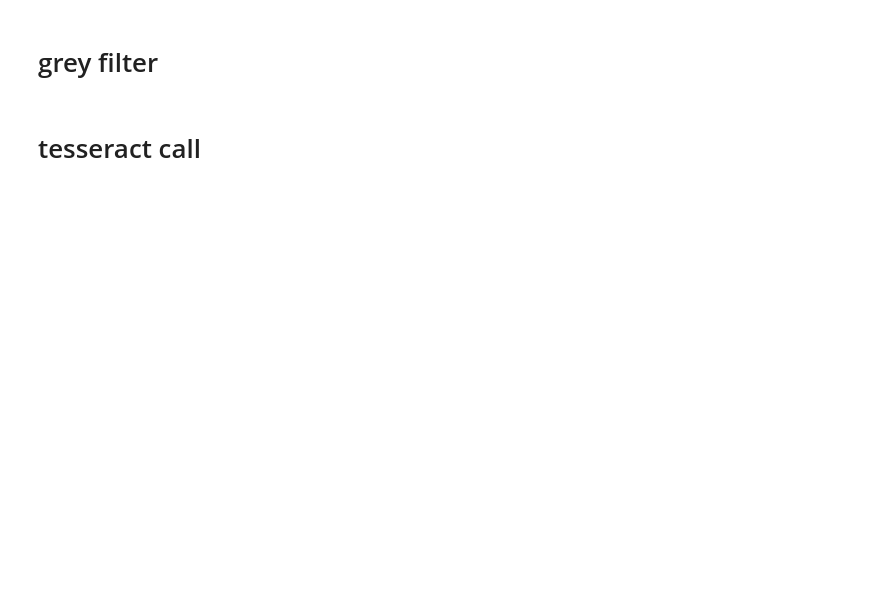
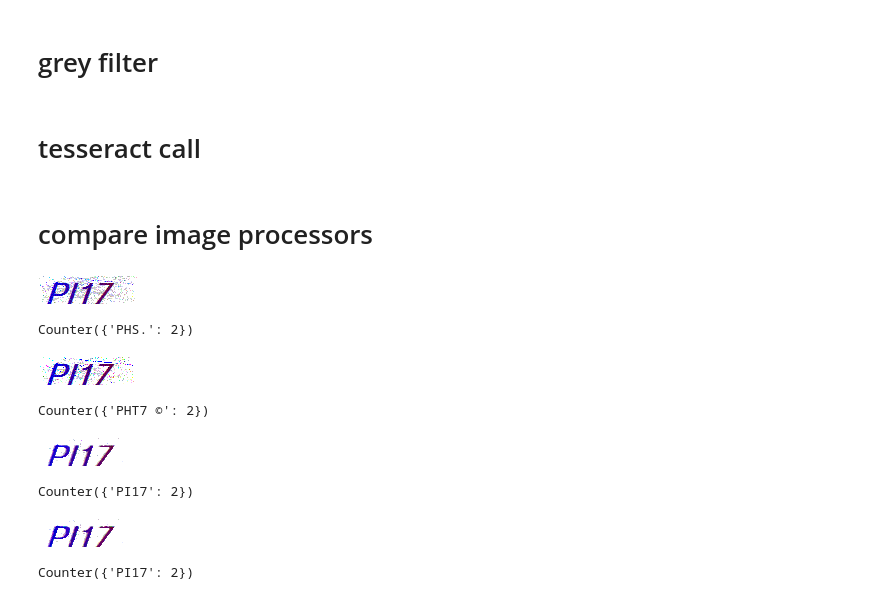
Before and after one commit to fmspatrickrosendahl/my-first-binder, a Jupyter notebook: IALTYO_reload/solve_reload.ipynb, the cells around one changed output. Drawn from its saved outputs; the diff is of its cells as text; code cells hidden in the pictures; blank space fills up the shorter version.

```diff
--- a/IALTYO_reload/solve_reload.ipynb
+++ b/IALTYO_reload/solve_reload.ipynb
@@ -221,4 +288,31 @@ def image_2_text( im ):
     return Counter(recognized)
+# %% [markdown]
+# compare image processors
+# %%
+im_processed = median_image( ims_rgb )
+display(im_processed)
+print(image_2_text( im_processed ))
+
+im_processed = statistics_image( ims_rgb )
+display(im_processed)
+print(image_2_text( im_processed ))
+
+im_processed = median_image_single( ims_rgb , 1 )
+display(im_processed)
+print(image_2_text( im_processed ))
+
+im_processed = median_image_stack( ims_rgb , 1 )
+display(im_processed)
+print(image_2_text( im_processed ))
+# %% [output]
+[figure, added]
+Counter({'PHS.': 2})
+[figure, added]
+Counter({'PHT7 ©': 2})
+[figure, added]
+Counter({'PI17': 2})
+[figure, added]
+Counter({'PI17': 2})
 # %%
 recognized = Counter()
 
```
Also changed, not shown: parts of 17 cells of this notebook.
